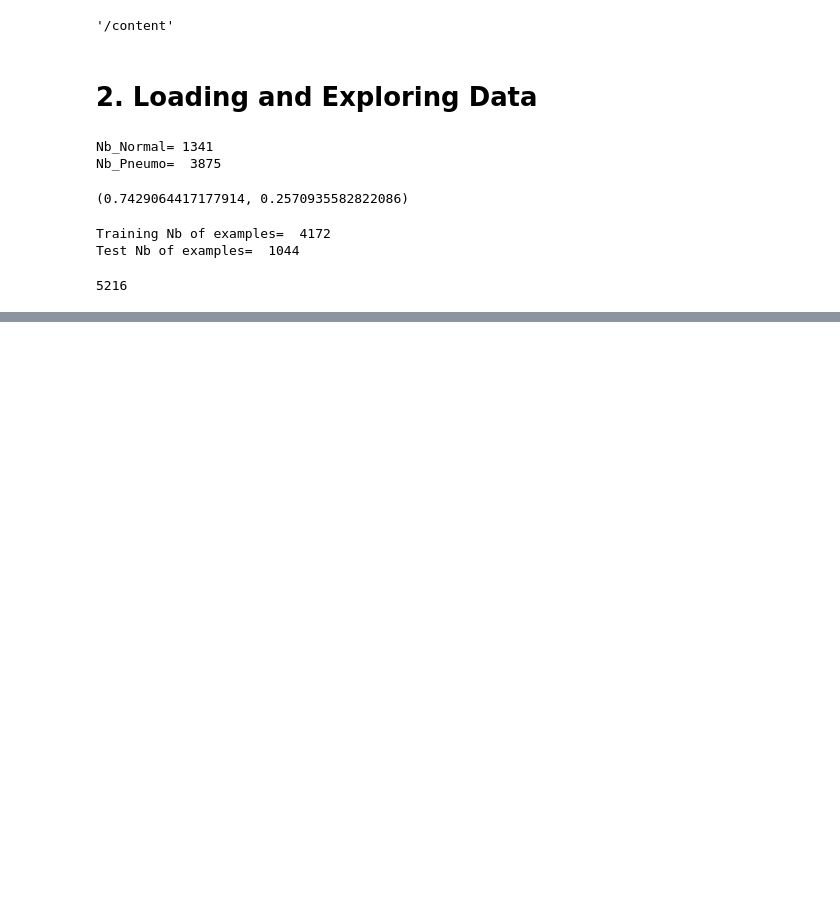
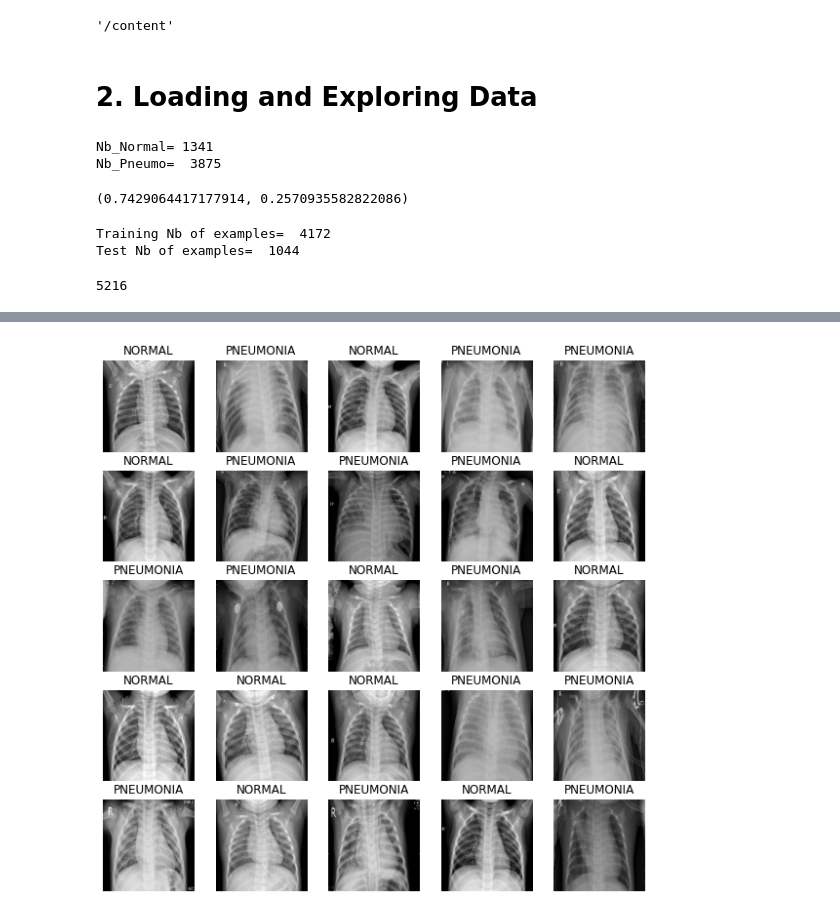
Before and after one commit to OuahabAchraf99/Pneumonia_Classification, a Jupyter notebook: Pneumonia_Classification.ipynb, the cells around one changed output, grey strips where cells are left out. Saved outputs shown, nothing was run; the diff lists cells and outputs as text; code cells hidden in the pictures; blank space fills up the shorter version.

Commit message:
Data Visualtisation

```diff
--- a/Pneumonia_Classification.ipynb
+++ b/Pneumonia_Classification.ipynb
@@ -89,0 +87,21 @@ def getLabel(img_path):
+# %%
+def DecodeImg(img):
+  # convert the compressed string to a 3D uint8 tensor
+  img = tf.image.decode_jpeg(img, channels=3)
+  # Use `convert_image_dtype` to convert to floats in the [0,1] range.
+  img = tf.image.convert_image_dtype(img, tf.float32)
+  # resize the image to the desired size.
+  return tf.image.resize(img, IMAGE_SIZE)
+# %%
+def ProcessImg(img_path):
+    label = GetLabel(img_path)
+    # load the raw data from the file as a string
+    img = tf.io.read_file(img_path)
+    img = DecodeImg(img)
+    return img, label
+# %%
+import random
+for i in range(5):
+  rand=random.randint(0,Nb_Total)
+  img,label=ProcessImg(Data[rand])
+  print("Image num: ",rand,"\n   Image size: ",img.numpy().shape,"\n   Image Label: ",label,"\n__________________________")
@@ -89,0 +129,17 @@ def getLabel(img_path):
+# %%
+def ShowBatch(n):
+    plt.figure(figsize=(10,10))
+    for i in range(n):
+       rand=random.randint(0,Nb_Total)
+       img,label=ProcessImg(Data[rand])
+       ax = plt.subplot(5,5,i+1)
+       plt.imshow(img)
+       if (label==1):
+         plt.title("PNEUMONIA")
+       else:
+         plt.title("NORMAL")
+       plt.axis("off")
+# %%
+ShowBatch(25)
+# %% [output]
+[figure, added]
```
Also changed, not shown: parts of 6 cells of this notebook.
